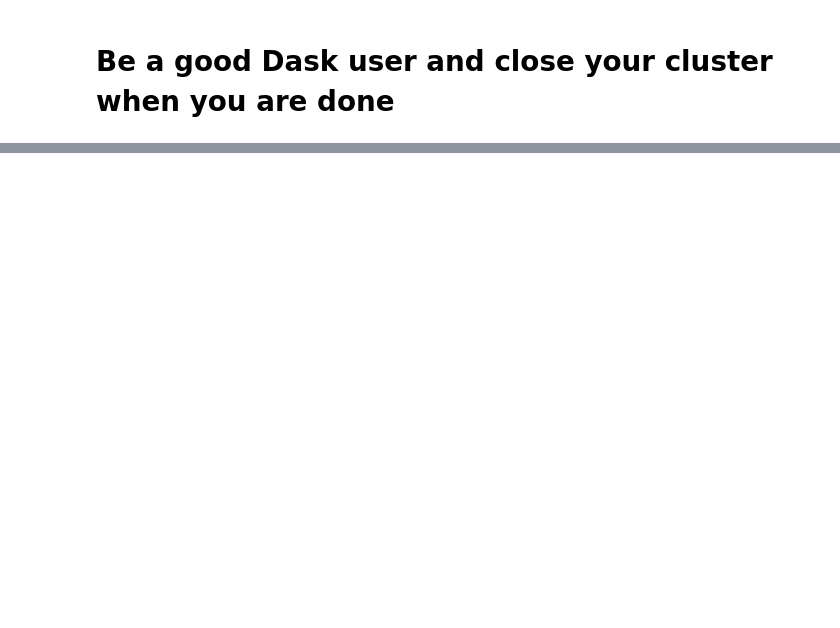
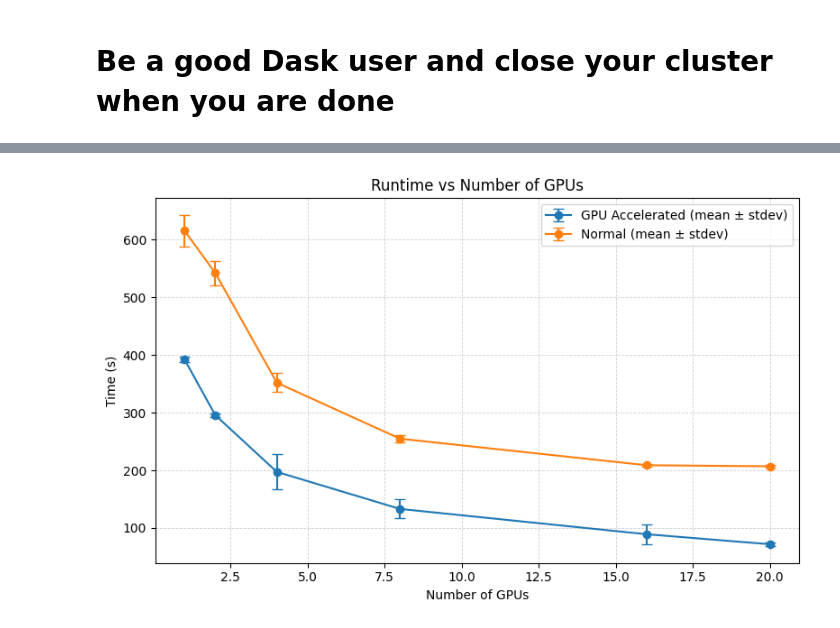
Before and after one commit to csiro-easi/easi-notebooks, a Jupyter notebook: notebooks/dask/08b-Fine_Tuning_with_Dask-Optimisations.ipynb, the cells around one changed output, grey strips where cells are left out. Saved outputs shown, nothing was run; the diff lists cells and outputs as text; code cells hidden in the pictures; blank space fills up the shorter version.

```diff
--- a/notebooks/dask/08b-Fine_Tuning_with_Dask-Optimisations.ipynb
+++ b/notebooks/dask/08b-Fine_Tuning_with_Dask-Optimisations.ipynb
@@ -947,0 +689,84 @@ cluster.shutdown()
+# %%
+import numpy as np
+import matplotlib.pyplot as plt
+
+# -----------------------------
+# 1) Paste your data here
+# -----------------------------
+# Num GPUs (no data provided for 1 GPU in your screenshot, so start from 2)
+gpus = np.array([1, 2, 4, 8, 16, 20])
+
+# GPU Accelerated
+acc_mean = np.array([392.46, 295.69, 197.3033, 133.0633, 89.22667, 71.93333])
+acc_std  = np.array([4.048, 3.1356, 30.65625, 16.59941, 17.1863, 3.770429])
+
+# Normal
+norm_mean = np.array([615.646, 542.0867, 351.8533, 254.8033, 208.89, 207.0467])
+norm_std  = np.array([27.370133, 21.18696, 16.36491, 6.396572, 2.03686, 1.739262])
+
+# -----------------------------
+# 2) Derived metrics (optional)
+# -----------------------------
+# Speedup relative to the 2-GPU run in each mode (since 1 GPU is missing)
+acc_speedup = acc_mean[0] / acc_mean
+norm_speedup = norm_mean[0] / norm_mean
+
+# Parallel efficiency = speedup / (N / N_baseline)
+baseline = gpus[0]
+acc_eff = acc_speedup / (gpus / baseline)
+norm_eff = norm_speedup / (gpus / baseline)
+
+speedup = norm_mean / acc_mean
+print("Speedup per GPU:", speedup)
+
+arith_mean = speedup.mean()
+geom_mean  = np.exp(np.mean(np.log(speedup)))
+overall    = norm_mean.sum() / acc_mean.sum()
+
+print("Arithmetic mean speedup:", arith_mean)
+print("Geometric mean speedup:", geom_mean)
+print("Overall speedup (sum ratio):", overall)
+
+
+# -----------------------------
+# 3) Plot: mean time with stdev error bars
+# -----------------------------
+fig, ax = plt.subplots(figsize=(8, 5))
+
+ax.errorbar(gpus, acc_mean, yerr=acc_std, fmt='-o', capsize=4,
+            label='GPU Accelerated (mean ± stdev)')
+ax.errorbar(gpus, norm_mean, yerr=norm_std, fmt='-o', capsize=4,
+            label='Normal (mean ± stdev)')
+
+ax.set_xlabel('Number of GPUs')
+ax.set_ylabel('Time (s)')
+ax.set_title('Runtime vs Number of GPUs')
+ax.grid(True, which='both', linestyle='--', linewidth=0.6, alpha=0.6)
+ax.legend()
+plt.tight_layout()
+fig.savefig("figure2_runtime_vs_gpus.png", dpi=300, bbox_inches="tight")
+
+# -----------------------------
+# 4) Plot: speedup + efficiency (optional)
+# -----------------------------
+fig, (ax1, ax2) = plt.subplots(1, 2, figsize=(10, 4))
+
+ax1.plot(gpus, acc_speedup, '-o', label='GPU Accelerated')
+ax1.plot(gpus, norm_speedup, '-o', label='Normal')
+ax1.set_xlabel('Number of GPUs')
+ax1.set_ylabel(f'Speedup vs {baseline} GPUs')
+ax1.set_title('Speedup')
+ax1.grid(True, linestyle='--', linewidth=0.6, alpha=0.6)
+ax1.legend()
+
+ax2.plot(gpus, acc_eff, '-o', label='GPU Accelerated')
+ax2.plot(gpus, norm_eff, '-o', label='Normal')
+ax2.set_xlabel('Number of GPUs')
+ax2.set_ylabel('Parallel efficiency')
+ax2.set_title('Efficiency')
+ax2.grid(True, linestyle='--', linewidth=0.6, alpha=0.6)
+ax2.legend()
+
+plt.tight_layout()
+plt.show()
+# %% [output]
@@ -947,0 +777 @@ cluster.shutdown()
+[figure, added]
```
Also changed, not shown: parts of 18 cells of this notebook, 17 other files.
